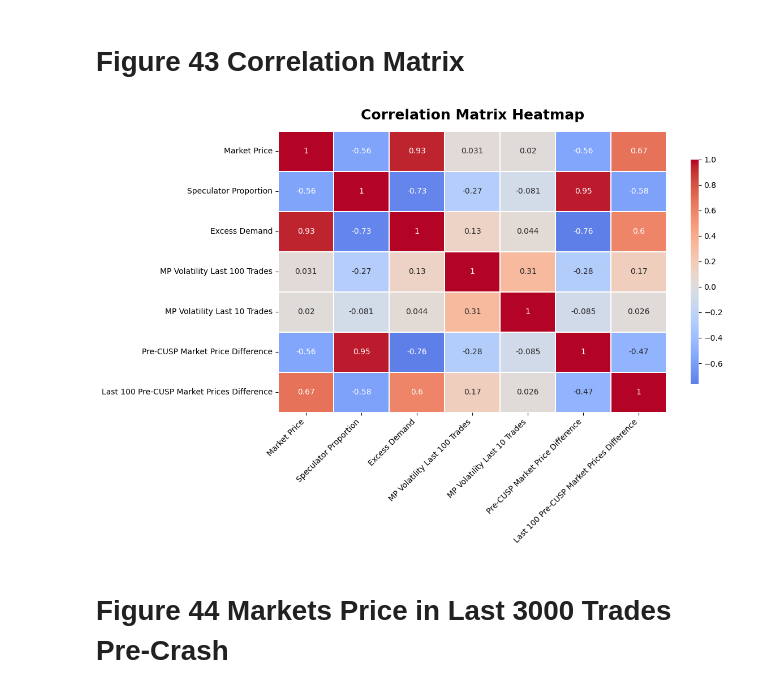
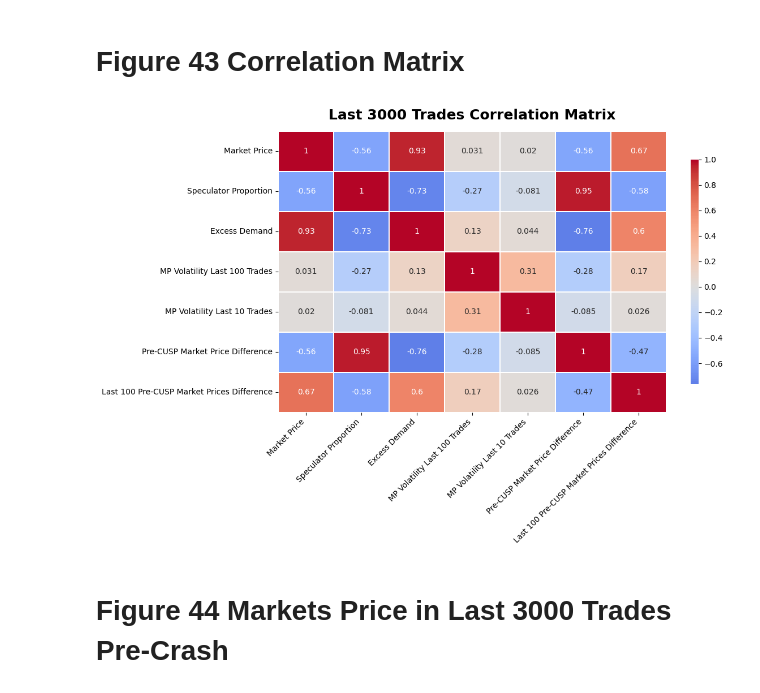
Before and after one commit to richardeli/Thesis, a Jupyter notebook: Data Analysis/Report Figures/Last_3000.ipynb, the cells around one changed output. Cells and saved outputs as stored; diff of their text form; code cells hidden in the pictures.

```diff
--- a/Data Analysis/Report Figures/Last_3000.ipynb
+++ b/Data Analysis/Report Figures/Last_3000.ipynb
@@ -77,9 +77,9 @@ sim_name = "17"
 # %% [markdown]
 # Load New Aggregated Data
 # %%
-directory = "C:\\Users\\Ricky\\Documents\\GitHub\\Thesis\\Data Generated\\Last_3000_Summary_with_STD.csv"
+# directory = "C:\\Users\\Ricky\\Documents\\GitHub\\Thesis\\Data Generated\\Last_3000_Summary_with_STD.csv"
 
-# directory = "/Users/richardeli/Downloads/USYD/Thesis/Data Generated/Last_3000_Summary_with_STD.csv"
+directory = "/Users/richardeli/Downloads/USYD/Thesis/Data Generated/Last_3000_Summary_with_STD.csv"
 
 df = pd.read_csv(directory)
 df
@@ -90,30 +90,30 @@ df['Trade Number'] = range(1, len(df) + 1)
 # %%
 df_2 = df.copy()
 corr_cols = [
     'Market Price', 'Speculator Proportion', 'Excess Demand', 'MP Volatility Last 100 Trades',
     'MP Volatility Last 10 Trades', 'Pre-CUSP Market Price Difference', 'Last 100 Pre-CUSP Market Prices Difference'
 ]
 
 df_2 = df_2[corr_cols]
 corr_matrix = df_2.corr()
 corr_matrix
 plt.figure(figsize=(12, 8))
 sns.heatmap(
     corr_matrix,
     annot=True,
     cmap='coolwarm',
     center=0,
     linewidths=0.3,
     cbar_kws={"shrink": 0.8, "aspect": 30},
     annot_kws={"size": 10},
 )
-plt.title('Correlation Matrix Heatmap', fontsize=18, weight='bold', pad=15)
+plt.title('Last 3000 Trades Correlation Matrix', fontsize=18, weight='bold', pad=15)
 plt.xticks(rotation=45, ha='right')
 plt.yticks(rotation=0)
 plt.tight_layout()
 plt.show()
 # %% [output]
-[figure, old version]
+[figure, new version]
 # %% [markdown]
 # Figure 44 Markets Price in Last 3000 Trades Pre-Crash
 # %%
```
Also changed, not shown: parts of 1 cell of this notebook.
